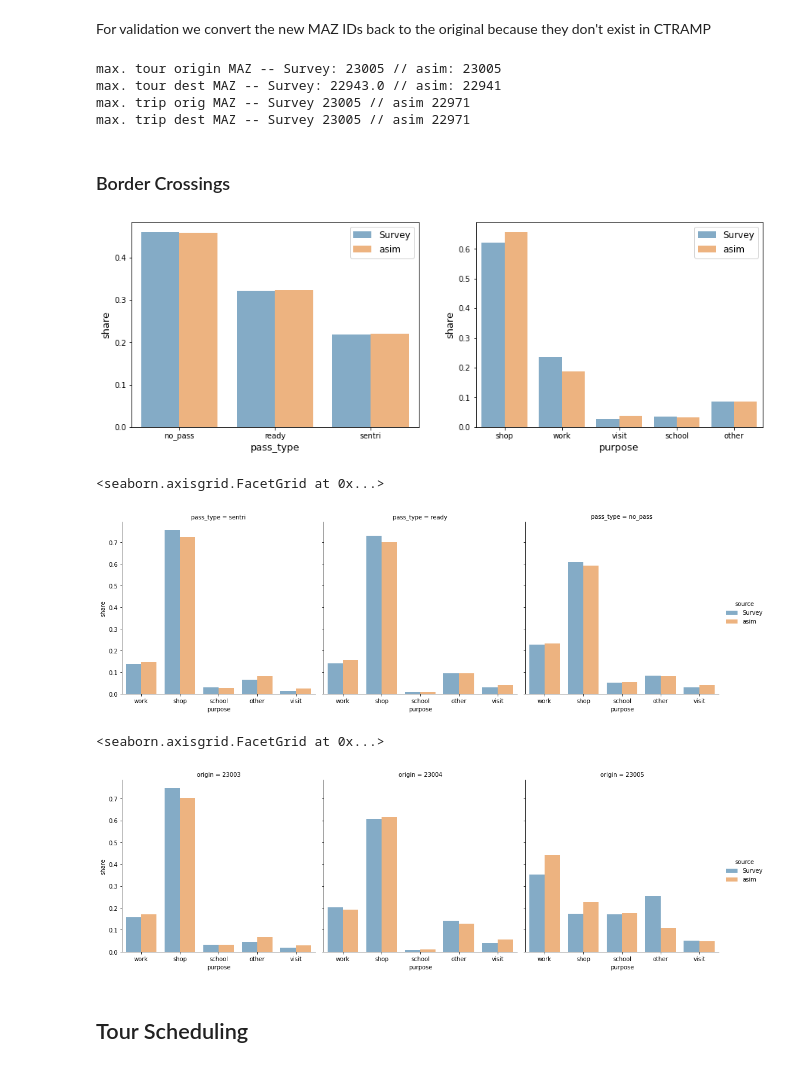
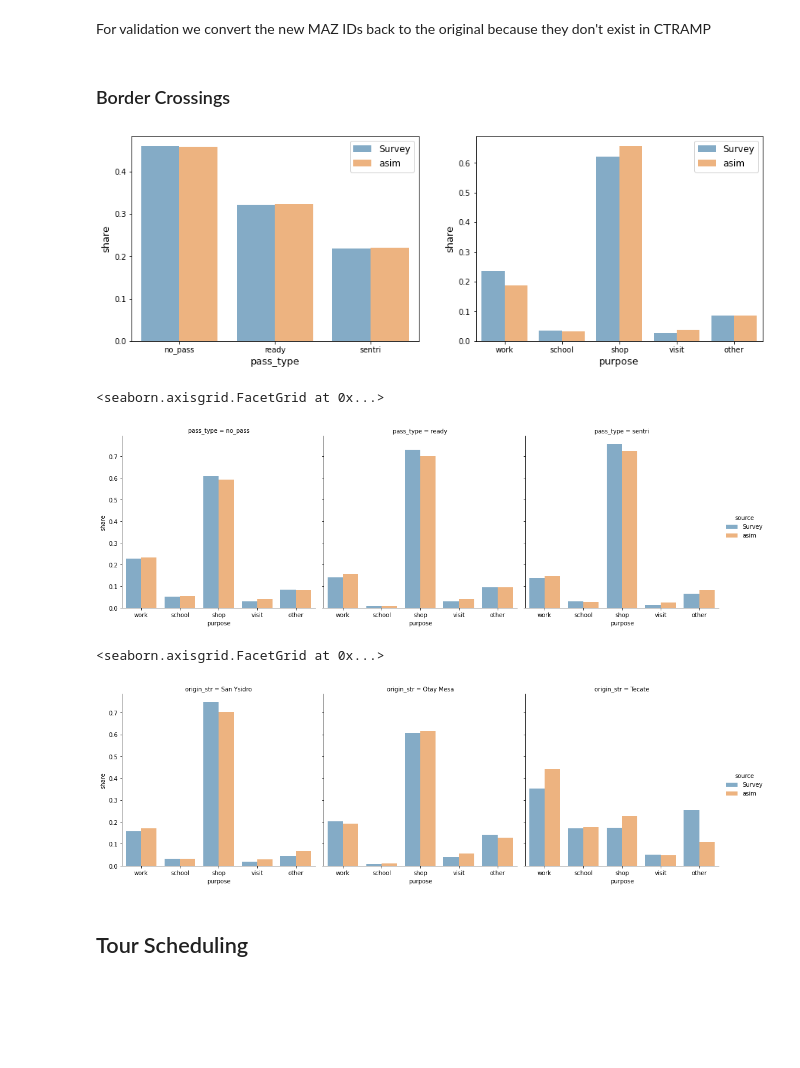
Before and after one commit to SANDAG/ABM, a Jupyter notebook: src/asim_cross_border/notebooks/cross_border_summary_calibrate.ipynb, the cells around one changed output. Saved outputs shown, nothing was run; the diff lists cells and outputs as text; code cells hidden in the pictures; blank space fills up the shorter version.

```diff
--- a/src/asim_cross_border/notebooks/cross_border_summary_calibrate.ipynb
+++ b/src/asim_cross_border/notebooks/cross_border_summary_calibrate.ipynb
@@ -77,6 +77,12 @@ Survey_trips['orig_taz'] = Survey_trips['origin'].map(maz_to_taz)
 # %%
 asim_trips['source'] = 'asim'
 asim_tours['source'] = 'asim'
+# %%
+poe_str = {23003:"San Ysidro",
+          23004:"Otay Mesa",
+          23005:"Tecate"}
+Survey_tours['origin_str'] = Survey_tours['origin'].map(poe_str)
+asim_tours['origin_str'] = asim_tours['origin'].map(poe_str)
 # %% [markdown]
 ## Compare base data
 # %% [markdown]
@@ -131,23 +100,15 @@ new_mazs = asim_tours['origin'].unique()
 for od in ['origin', 'destination']:
     od_mask = asim_trips[od].isin(new_mazs)
     asim_trips.loc[od_mask, od] = asim_trips.loc[od_mask, od].map(ext_maz_to_maz)
-# %%
-print((
-    "max. tour origin MAZ -- Survey: {0} // asim: {1} \n"
-    "max. tour dest MAZ -- Survey: {2} // asim: {3} \n"
-    "max. trip orig MAZ -- Survey {4} // asim {5} \n"
-    "max. trip dest MAZ -- Survey {6} // asim {7} \n").format(
-        Survey_tours['origin'].max(), asim_tours['origin'].max(),
-        Survey_tours['destination'].max(), asim_tours['destination'].max(),
-        Survey_trips['origin'].max(), asim_trips['origin'].max(),
-        Survey_trips['destination'].max(), asim_trips['destination'].max()
-    )
-)
-# %% [output]
-max. tour origin MAZ -- Survey: 23005 // asim: 23005
-max. tour dest MAZ -- Survey: 22943.0 // asim: 22941
-max. trip orig MAZ -- Survey 23005 // asim 22971
-max. trip dest MAZ -- Survey 23005 // asim 22971
+# %%
+mode_priority = {'DRIVEALONE':1,
+            'SHARED2':2,
+            'SHARED3':3,
+            'WALK':4,
+            'WALK_TRANSIT':5,
+            'TAXI':6,
+            'OTHER':7}
+purp_priority = {'home':0,'work':1,'school':2,'shop':3,'visit':4,'other':5}
 # %% [markdown]
 ### Border Crossings
 # %%
@@ -172,9 +133,9 @@ Survey_purpose_shares = pd.DataFrame(Survey_tours['tour_type'].value_counts(sort
 Survey_purpose_shares.columns = ['purpose', 'share']
 Survey_purpose_shares['source'] = 'Survey'
 purpose_shares = pd.concat((asim_purpose_shares, Survey_purpose_shares))
-
+purpose_shares['purp_order'] = purpose_shares['purpose'].map(purp_priority)
 sns.barplot(data=sentri_shares.sort_values('source'), x='pass_type', y='share', hue='source', ax=axarr[0],alpha=0.6)
-sns.barplot(data=purpose_shares.sort_values('source'), x='purpose', y='share', hue='source', ax=axarr[1], alpha=0.6)
+sns.barplot(data=purpose_shares.sort_values(['source','purp_order']), x='purpose', y='share', hue='source',  ax=axarr[1], alpha=0.6)
 
 for ax in axarr:
     ax.legend(fontsize=12)
@@ -182,47 +143,49 @@ for ax in axarr:
     ax.set_xticklabels(labels=ax.get_xticklabels(),fontsize=10)
     ax.set_xlabel(ax.get_xlabel(), fontsize=13)
 # %% [output]
-[figure, old version]
+[figure, new version]
 # %%
 asim_purp_poe_shares = asim_tours.groupby(['pass_type','tour_type'])['tour_id'].count().reset_index(level='tour_type').merge(
     asim_tours.groupby('pass_type').count().rename(
         columns={'tour_id':'total'})[['total']], left_index=True, right_index=True).reset_index()
 asim_purp_poe_shares['share'] = asim_purp_poe_shares['tour_id'] / asim_purp_poe_shares['total']
 asim_purp_poe_shares.columns = ['pass_type','purpose','count','total','share']
 asim_purp_poe_shares['source'] = 'asim'
 
 Survey_purp_poe_shares = Survey_tours.groupby(['pass_type','tour_type'])['sample_rate'].sum().reset_index(level='tour_type').merge(
     Survey_tours.groupby('pass_type').sum().rename(
         columns={'sample_rate':'total'})[['total']], left_index=True, right_index=True).reset_index()
 Survey_purp_poe_shares['share'] = Survey_purp_poe_shares['sample_rate'] / Survey_purp_poe_shares['total']
 Survey_purp_poe_shares.columns = ['pass_type','purpose','count','total','share']
 Survey_purp_poe_shares['source'] = 'Survey'
 purp_poe_shares = pd.concat((asim_purp_poe_shares,Survey_purp_poe_shares))
+purp_poe_shares['purp_order'] = purp_poe_shares['purpose'].map(purp_priority)
 
-sns.catplot(data=purp_poe_shares.sort_values('source'), x='purpose', y='share', hue='source', col='pass_type',kind='bar', alpha=0.6)
+sns.catplot(data=purp_poe_shares.sort_values(['source','purp_order']), x='purpose', y='share', hue='source', col='pass_type',kind='bar', alpha=0.6)
 # %% [output]
 <seaborn.axisgrid.FacetGrid at 0x...>
-[figure, old version]
+[figure, new version]
 # %%
-asim_purp_poe_shares = asim_tours.groupby(['origin','tour_type'])['tour_id'].count().reset_index(level='tour_type').merge(
+asim_purp_poe_shares = asim_tours.groupby(['origin','origin_str','tour_type'])['tour_id'].count().reset_index(level='tour_type').merge(
     asim_tours.groupby('origin').count().rename(
         columns={'tour_id':'origin_total'})[['origin_total']], left_index=True, right_index=True).reset_index()
 asim_purp_poe_shares['share'] = asim_purp_poe_shares['tour_id'] / asim_purp_poe_shares['origin_total']
-asim_purp_poe_shares.columns = ['origin','purpose','count','total','share']
+asim_purp_poe_shares.columns = ['origin','origin_str','purpose','count','total','share']
 asim_purp_poe_shares['source'] = 'asim'
 
-Survey_purp_poe_shares = Survey_tours.groupby(['origin','tour_type'])['sample_rate'].sum().reset_index(level='tour_type').merge(
+Survey_purp_poe_shares = Survey_tours.groupby(['origin','origin_str','tour_type'])['sample_rate'].sum().reset_index(level='tour_type').merge(
     Survey_tours.groupby('origin').sum().rename(
         columns={'sample_rate':'origin_total'})[['origin_total']], left_index=True, right_index=True).reset_index()
 Survey_purp_poe_shares['share'] = Survey_purp_poe_shares['sample_rate'] / Survey_purp_poe_shares['origin_total']
-Survey_purp_poe_shares.columns = ['origin','purpose','count','total','share']
+Survey_purp_poe_shares.columns = ['origin','origin_str','purpose','count','total','share']
 Survey_purp_poe_shares['source'] = 'Survey'
 purp_poe_shares = pd.concat((asim_purp_poe_shares,Survey_purp_poe_shares))
+purp_poe_shares['purp_order'] = purp_poe_shares['purpose'].map(purp_priority)
 
-sns.catplot(data=purp_poe_shares.sort_values('source'), x='purpose', y='share', hue='source', col='origin',kind='bar', alpha=0.6)
+sns.catplot(data=purp_poe_shares.sort_values(['origin','source','purp_order']), x='purpose', y='share', hue='source', col='origin_str',kind='bar', alpha=0.6)
 # %% [output]
 <seaborn.axisgrid.FacetGrid at 0x...>
-[figure, old version]
+[figure, new version]
 # %%
 writer = pd.ExcelWriter(r'..\output\calibration_temp.xlsx', engine = 'xlsxwriter')
 workbook = writer.book
```
Also changed, not shown: parts of 54 cells of this notebook.
